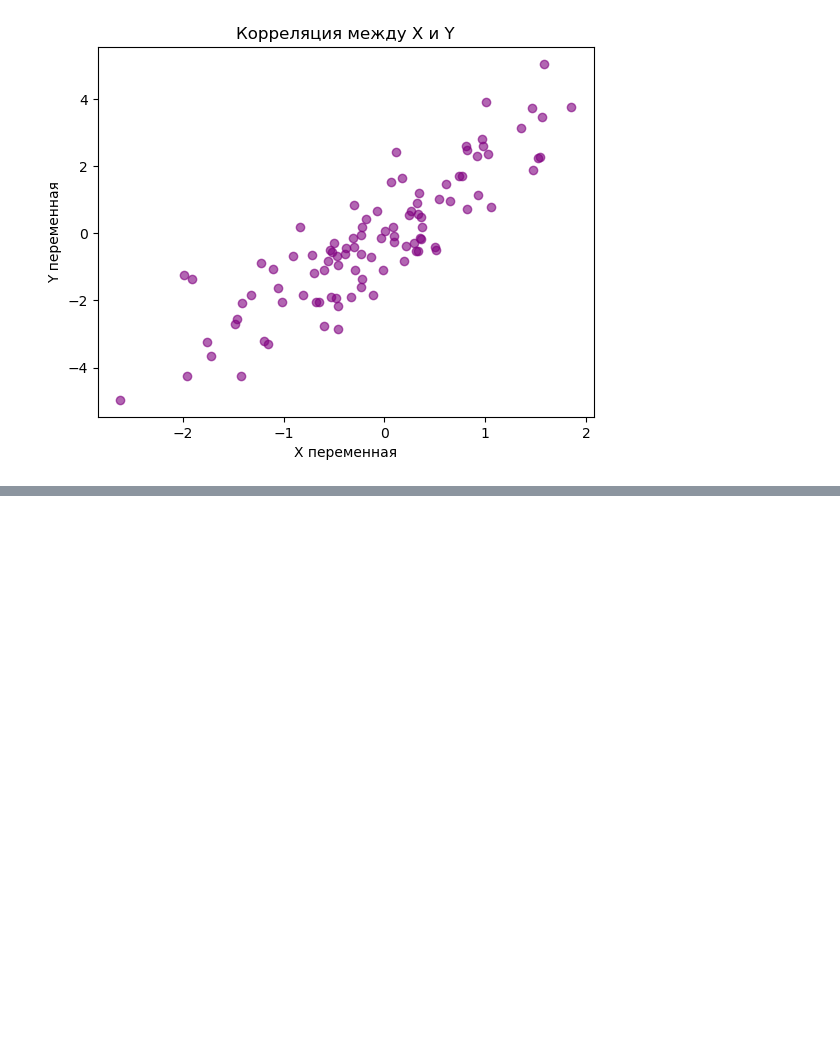
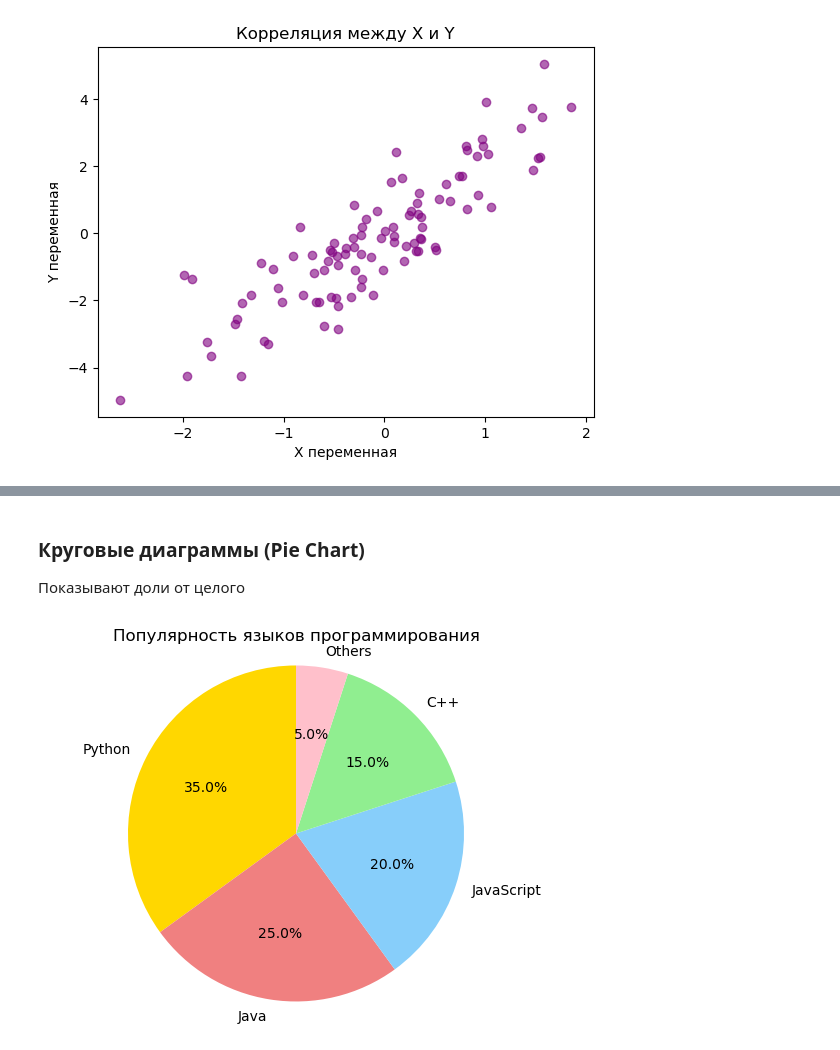
Before and after one commit to Arrinna/study_notes, a Jupyter notebook: matplotlib.ipynb, the cells around one changed output, grey strips where cells are left out. Cells and saved outputs as stored; diff of their text form; code cells hidden in the pictures; blank space fills up the shorter version.

```diff
--- a/matplotlib.ipynb
+++ b/matplotlib.ipynb
@@ -54,0 +101,15 @@ plt.show()
+# %% [markdown]
+### Круговые диаграммы (Pie Chart)
+
+Показывают доли от целого
+# %%
+labels = ['Python', 'Java', 'JavaScript', 'C++', 'Others']
+sizes = [35, 25, 20, 15, 5]
+colors = ['gold', 'lightcoral', 'lightskyblue', 'lightgreen', 'pink']
+
+plt.pie(sizes, labels=labels, colors=colors, autopct='%1.1f%%', startangle=90)
+plt.title('Популярность языков программирования')
+plt.axis('equal')
+plt.show()
+# %% [output]
+[figure, added]
```
Also changed, not shown: parts of 35 cells of this notebook, 11 other files.
